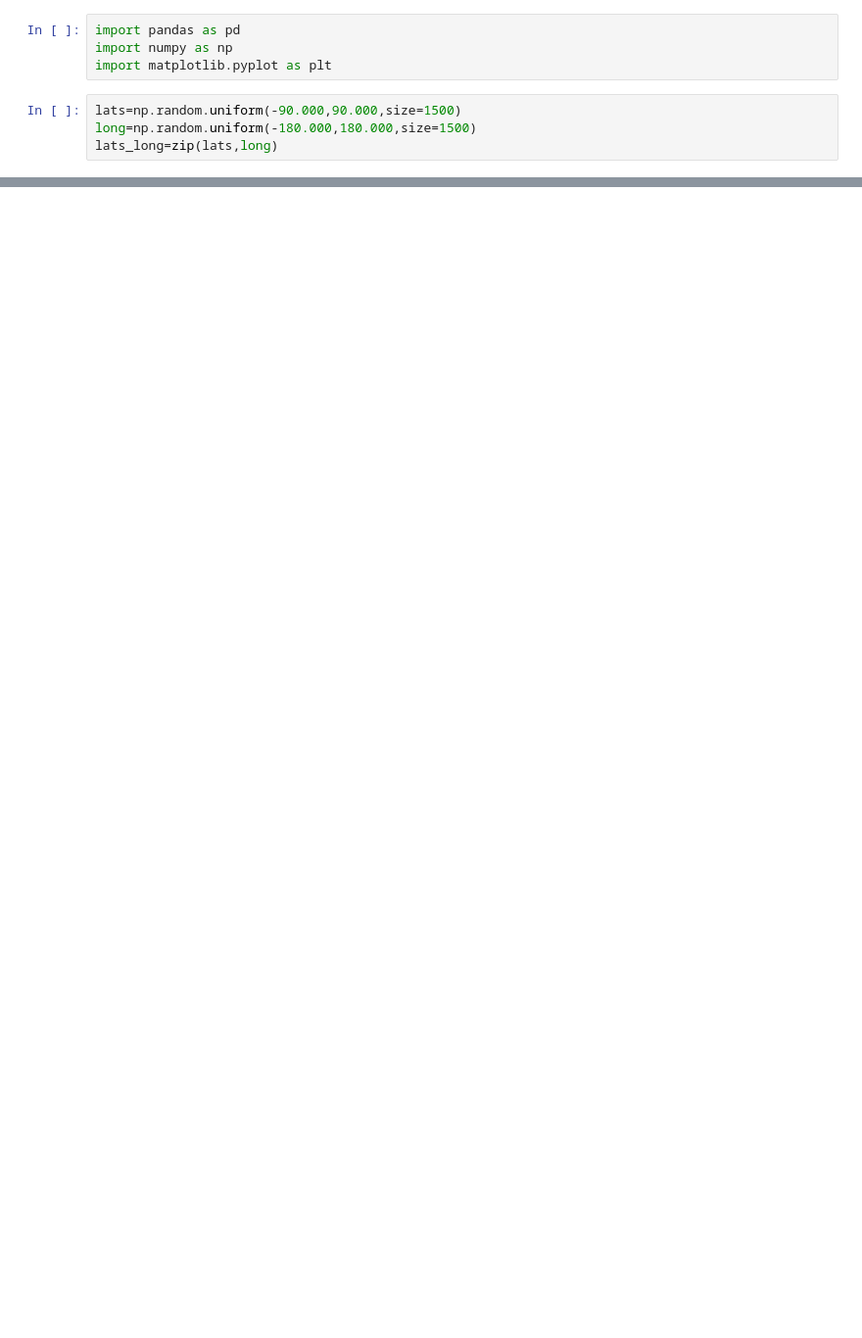
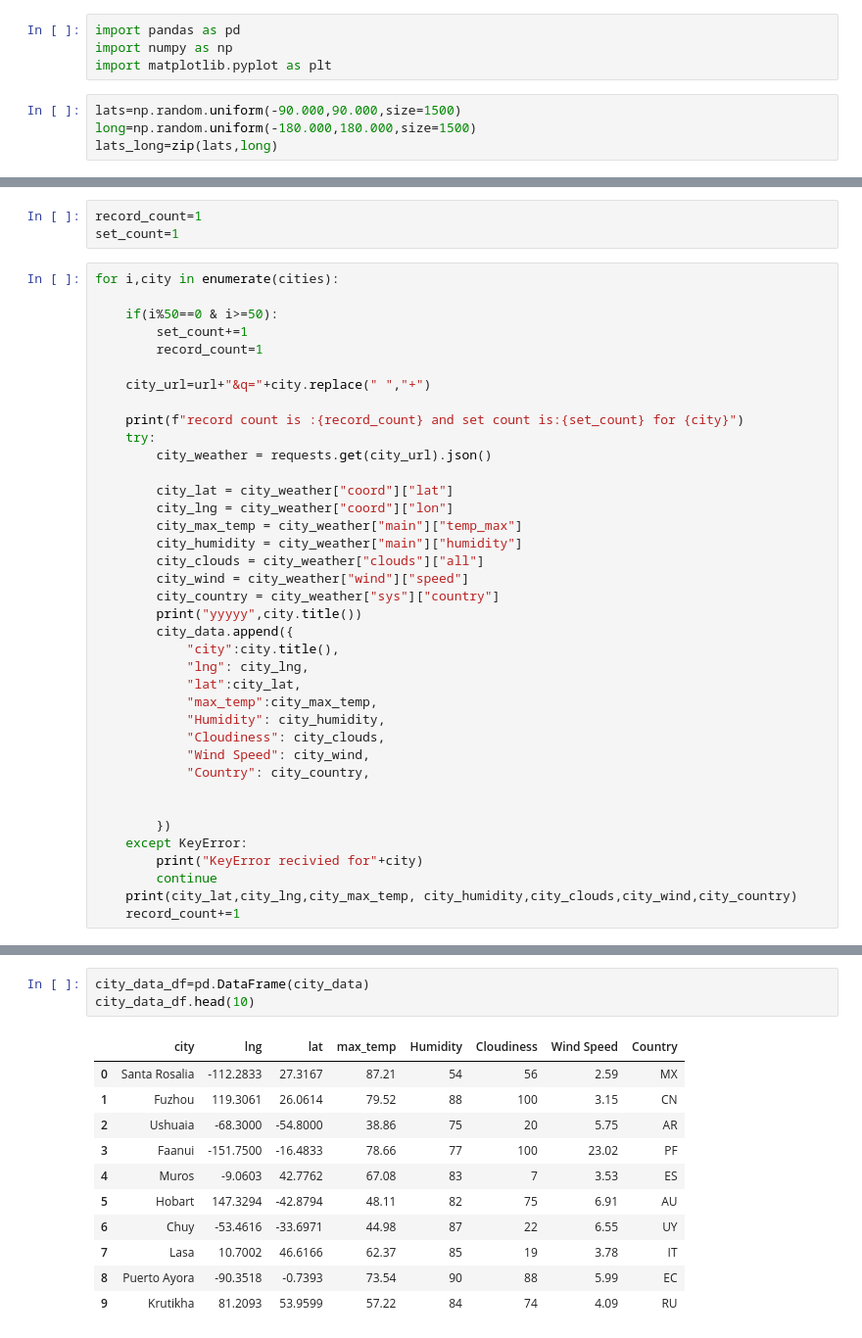
Before and after one commit to elhamamini/World_Weather_Analysis, a Jupyter notebook: WeatherPy.ipynb, the cells around one changed output, grey strips where cells are left out. Shown at 98% size. Drawn from its saved outputs; the diff is of its cells as text; blank space fills up the shorter version.

```diff
--- a/WeatherPy.ipynb
+++ b/WeatherPy.ipynb
@@ -57,0 +86,41 @@ for coordinate in coordinates:
+# %%
+record_count=1
+set_count=1
+# %%
+for i,city in enumerate(cities):
+
+    if(i%50==0 & i>=50):
+        set_count+=1
+        record_count=1
+
+    city_url=url+"&q="+city.replace(" ","+")
+
+    print(f"record count is :{record_count} and set count is:{set_count} for {city}")
+    try:
+        city_weather = requests.get(city_url).json()
+
+        city_lat = city_weather["coord"]["lat"]
+        city_lng = city_weather["coord"]["lon"]
+        city_max_temp = city_weather["main"]["temp_max"]
+        city_humidity = city_weather["main"]["humidity"]
+        city_clouds = city_weather["clouds"]["all"]
+        city_wind = city_weather["wind"]["speed"]
+        city_country = city_weather["sys"]["country"]
+        print("yyyyy",city.title())
+        city_data.append({
+            "city":city.title(),
+            "lng": city_lng,
+            "lat":city_lat,
+            "max_temp":city_max_temp,
+            "Humidity": city_humidity,
+            "Cloudiness": city_clouds,
+            "Wind Speed": city_wind,
+            "Country": city_country,
+
+
+        })
+    except KeyError:
+        print("KeyError recivied for"+city)
+        continue
+    print(city_lat,city_lng,city_max_temp, city_humidity,city_clouds,city_wind,city_country)
+    record_count+=1
@@ -57,0 +157,15 @@ for coordinate in coordinates:
+# %%
+city_data_df=pd.DataFrame(city_data)
+city_data_df.head(10)
+# %% [output]
+|  | city | lng | lat | max_temp | Humidity | Cloudiness | Wind Speed | Country |
+| 0 | Santa Rosalia | -112.2833 | 27.3167 | 87.21 | 54 | 56 | 2.59 | MX |
+| 1 | Fuzhou | 119.3061 | 26.0614 | 79.52 | 88 | 100 | 3.15 | CN |
+| 2 | Ushuaia | -68.3000 | -54.8000 | 38.86 | 75 | 20 | 5.75 | AR |
+| 3 | Faanui | -151.7500 | -16.4833 | 78.66 | 77 | 100 | 23.02 | PF |
+| 4 | Muros | -9.0603 | 42.7762 | 67.08 | 83 | 7 | 3.53 | ES |
+| 5 | Hobart | 147.3294 | -42.8794 | 48.11 | 82 | 75 | 6.91 | AU |
+| 6 | Chuy | -53.4616 | -33.6971 | 44.98 | 87 | 22 | 6.55 | UY |
+| 7 | Lasa | 10.7002 | 46.6166 | 62.37 | 85 | 19 | 3.78 | IT |
+| 8 | Puerto Ayora | -90.3518 | -0.7393 | 73.54 | 90 | 88 | 5.99 | EC |
+| 9 | Krutikha | 81.2093 | 53.9599 | 57.22 | 84 | 74 | 4.09 | RU |
```
Also changed, not shown: parts of 20 cells of this notebook, 5 other files.
